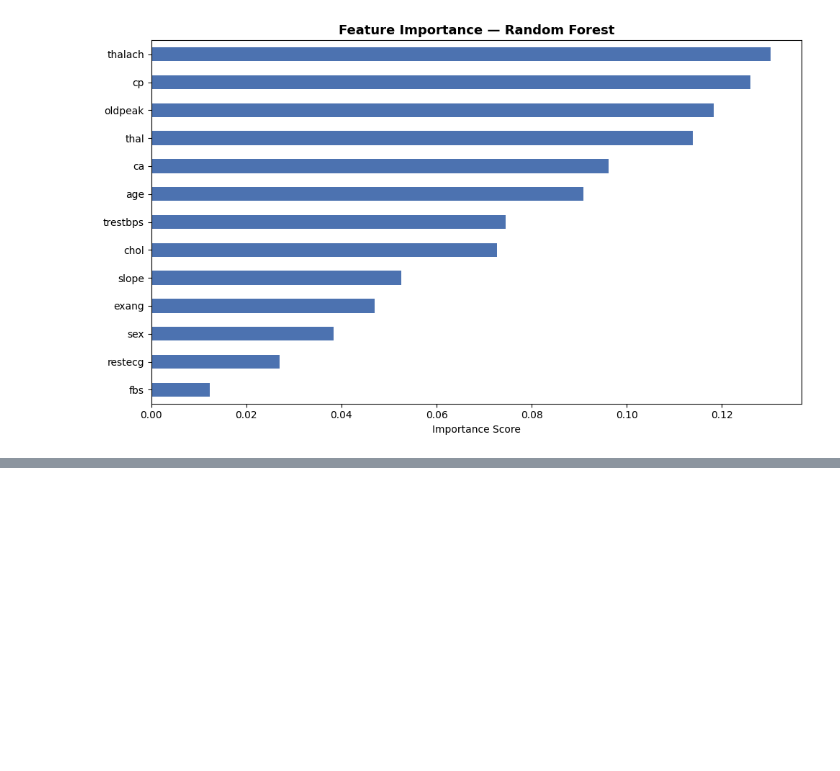
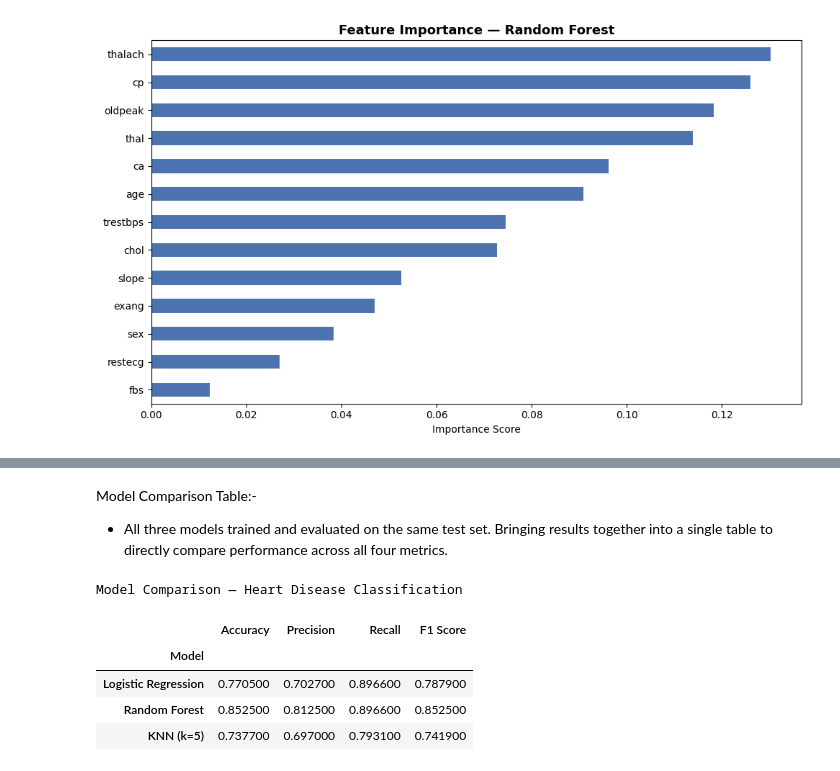
Before and after one commit to Aayush-Rathod-11/Heart_Disease_Prediction_ML, a Jupyter notebook: Heart_Disease_Prediction.ipynb, the cells around one changed output, grey strips where cells are left out. Saved outputs shown, nothing was run; the diff lists cells and outputs as text; code cells hidden in the pictures; blank space fills up the shorter version.

```diff
--- a/Heart_Disease_Prediction.ipynb
+++ b/Heart_Disease_Prediction.ipynb
@@ -302,0 +445,17 @@ information without a clear benefit, especially with a feature set this small (1
+# %%
+# --- Model 3: K-Nearest Neighbors ---
+# k=5 is the standard starting point; odd number avoids ties
+knn_acc  = accuracy_score(y_test, knn_preds)
+knn_prec = precision_score(y_test, knn_preds)
+knn_rec  = recall_score(y_test, knn_preds)
+knn_f1   = f1_score(y_test, knn_preds)
+
+print("=" * 45)
+print("  MODEL 3 — K-Nearest Neighbors (k=5)")
+print("=" * 45)
+print(f"  Accuracy  : {knn_acc:.4f}")
+print(f"  Precision : {knn_prec:.4f}")
+print(f"  Recall    : {knn_rec:.4f}")
+print(f"  F1 Score  : {knn_f1:.4f}")
+print("\nFull Classification Report:")
+print(classification_report(y_test, knn_preds, target_names=['No Disease', 'Disease']))
@@ -302,0 +480,30 @@ information without a clear benefit, especially with a feature set this small (1
+# %% [markdown]
+Model Comparison Table:-
+
+- All three models trained and evaluated on the same test set. Bringing results
+together into a single table to directly compare performance across all four metrics.
+# %%
+# Comparison Table
+
+results = pd.DataFrame({
+    'Model': ['Logistic Regression', 'Random Forest', 'KNN (k=5)'],
+    'Accuracy':  [round(lr_acc,4),  round(rf_acc,4),  round(knn_acc,4)],
+    'Precision': [round(lr_prec,4), round(rf_prec,4), round(knn_prec,4)],
+    'Recall':    [round(lr_rec,4),  round(rf_rec,4),  round(knn_rec,4)],
+    'F1 Score':  [round(lr_f1,4),   round(rf_f1,4),   round(knn_f1,4)]
+})
+
+# Highlight the best value in each column
+def highlight_max(s):
+    is_max = s == s.max()
+    return ['background-color: #c6efce; font-weight: bold' if v else '' for v in is_max]
+
+results.set_index('Model', inplace=True)
+results.style.apply(highlight_max, axis=0).set_caption("Model Comparison — Heart Disease Classification")
+# %% [output]
+Model Comparison — Heart Disease Classification
+|  | Accuracy | Precision | Recall | F1 Score |
+| Model |  |  |  |  |
+| Logistic Regression | 0.770500 | 0.702700 | 0.896600 | 0.787900 |
+| Random Forest | 0.852500 | 0.812500 | 0.896600 | 0.852500 |
+| KNN (k=5) | 0.737700 | 0.697000 | 0.793100 | 0.741900 |
```
Also changed, not shown: parts of 36 cells of this notebook.
